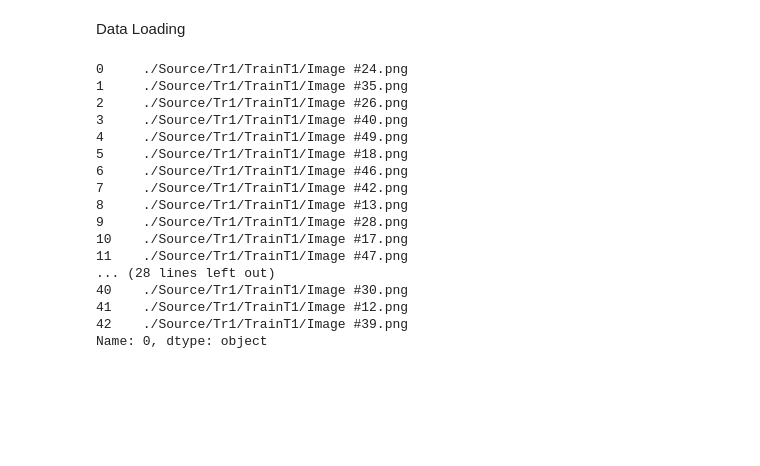
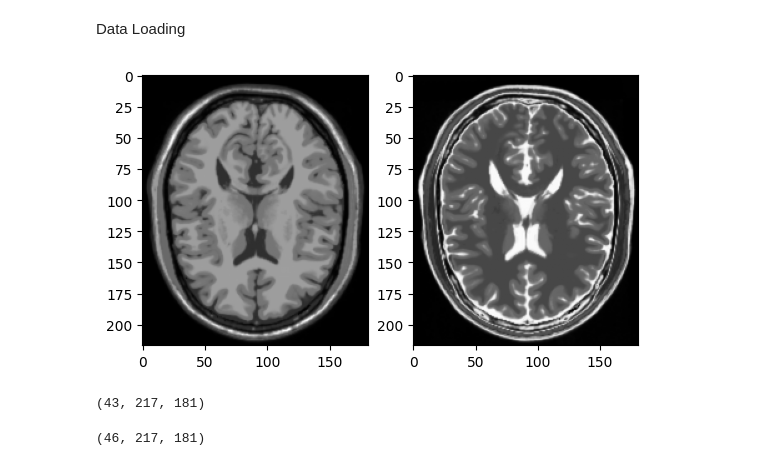
Before and after one commit to vigneshk01/Style-transfer-using-GAN, a Jupyter notebook: style-transfer-using-gan.ipynb, the cells around one changed output. Cells and saved outputs as stored; diff of their text form; code cells hidden in the pictures; blank space fills up the shorter version.

Commit message:
added image preprocessing steps

```diff
--- a/style-transfer-using-gan.ipynb
+++ b/style-transfer-using-gan.ipynb
@@ -38,23 +26,44 @@ T2_FOLDER = SOURCE_FOLDER + 'Tr2/TrainT2/'
 t1_images = glob.glob(T1_FOLDER+'*.png')
 t2_images = glob.glob(T2_FOLDER+'*.png')
 # %%
-t1_df = pd.DataFrame(t1_images)
-t2_df = pd.DataFrame(t2_images)
+t1_df = pd.DataFrame({'t1_images': t1_images, 'label': 't1'})
+t2_df = pd.DataFrame({'t2_images': t2_images, 'label': 't2'})
-# %% [output]
-0     ./Source/Tr1/TrainT1/Image #24.png
-1     ./Source/Tr1/TrainT1/Image #35.png
-2     ./Source/Tr1/TrainT1/Image #26.png
-3     ./Source/Tr1/TrainT1/Image #40.png
-4     ./Source/Tr1/TrainT1/Image #49.png
-5     ./Source/Tr1/TrainT1/Image #18.png
-6     ./Source/Tr1/TrainT1/Image #46.png
-7     ./Source/Tr1/TrainT1/Image #42.png
-8     ./Source/Tr1/TrainT1/Image #13.png
-9     ./Source/Tr1/TrainT1/Image #28.png
-10    ./Source/Tr1/TrainT1/Image #17.png
-11    ./Source/Tr1/TrainT1/Image #47.png
-... (28 lines left out)
-40    ./Source/Tr1/TrainT1/Image #30.png
-41    ./Source/Tr1/TrainT1/Image #12.png
-42    ./Source/Tr1/TrainT1/Image #39.png
-Name: 0, dtype: object
+# %%
+img_lst = []
+for idx, img in enumerate(t1_df['t1_images']):
+    pxl = imread(img)
+    img_lst.append(pxl)
+
+t1_df['img_pxl'] = img_lst
+
+img_lst = []
+for idx, img in enumerate(t2_df['t2_images']):
+    pxl = imread(img)
+    img_lst.append(pxl)
+
+t2_df['img_pxl'] = img_lst
+# %%
+fig, axs = plt.subplots(1,2)
+axs[0].imshow(t1_df['img_pxl'][0], cmap='grey')
+axs[1].imshow(t2_df['img_pxl'][0], cmap='grey')
+plt.show();
+# %% [output]
+[figure, added]
+# %%
+t1_images = np.zeros((t1_df.shape[0], img_height, img_width))
+
+for idx, img in enumerate(t1_df['img_pxl']):
+    t1_images[idx, :, :] = resize(img, (img_height, img_width))
+
+t1_images.shape
+# %% [output]
+(43, 217, 181)
+# %%
+t2_images = np.zeros((t2_df.shape[0], img_height, img_width))
+
+for idx, img in enumerate(t2_df['img_pxl']):
+    t2_images[idx, :, :] = resize(img, (img_height, img_width))
+
+t2_images.shape
+# %% [output]
+(46, 217, 181)
```
Also changed, not shown: parts of 7 cells of this notebook.
